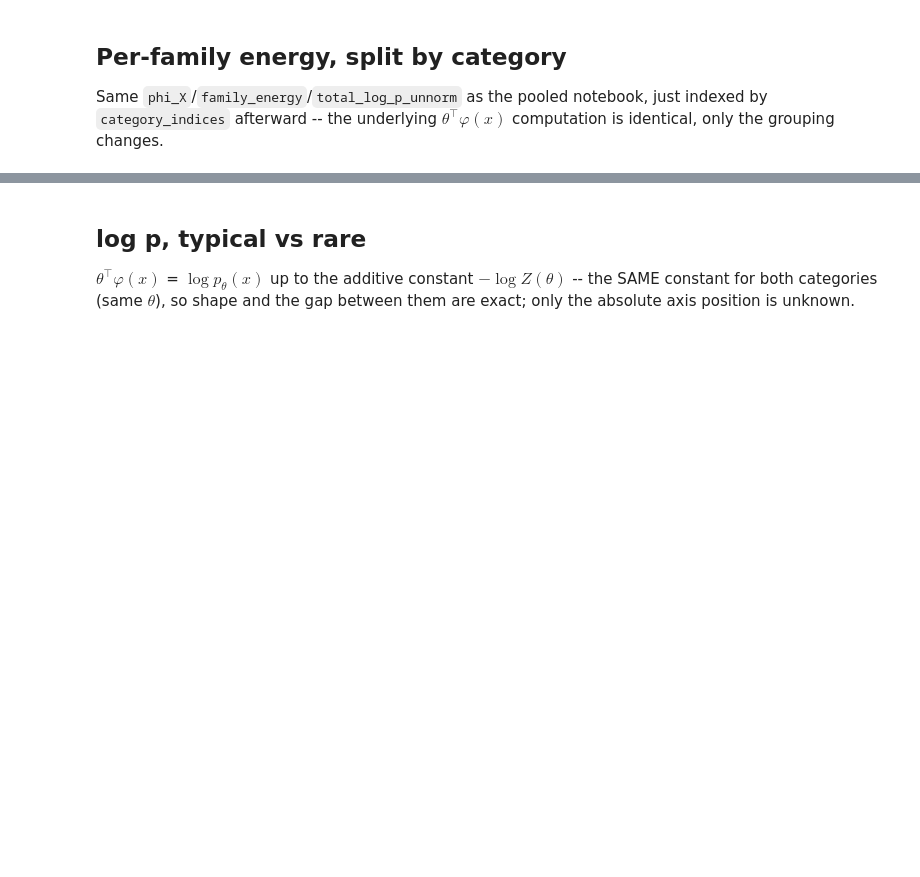
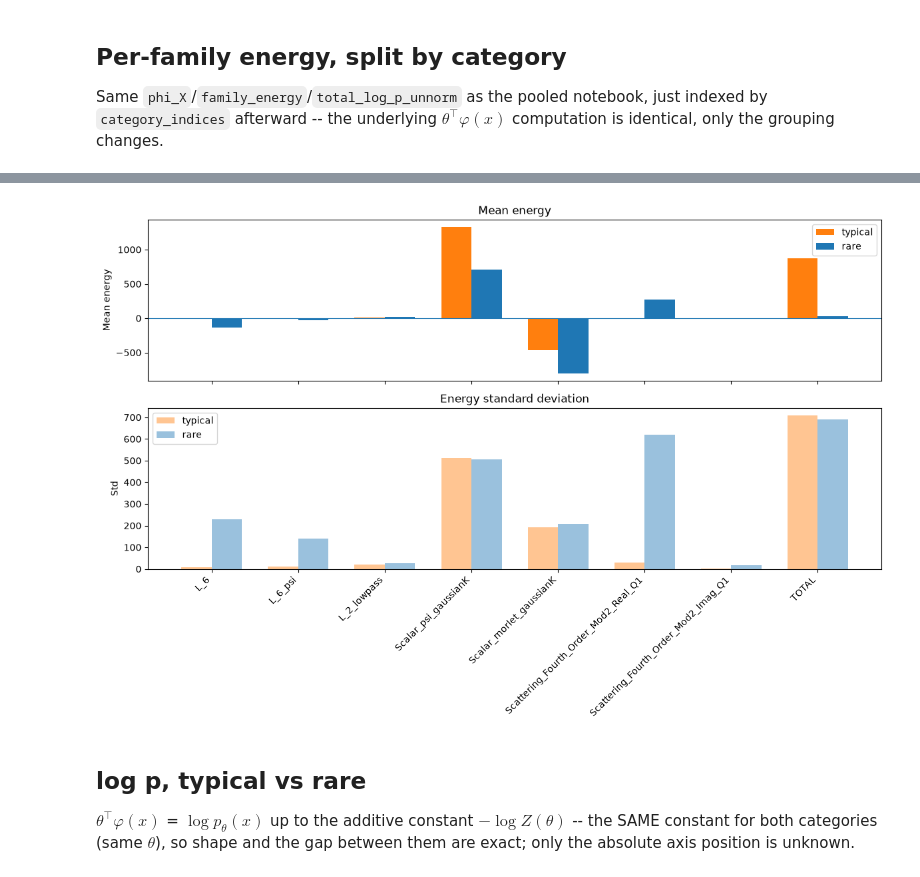
Before and after one commit to zelk-oss/MGD-for-Maximum-Entropy-Generation, a Jupyter notebook: turbulence/turb_theta_reg_rare_typical.ipynb, the cells around one changed output, grey strips where cells are left out. Saved outputs shown, nothing was run; the diff lists cells and outputs as text; code cells hidden in the pictures; blank space fills up the shorter version.

Commit message:
added bar chart for mean and std of energies

```diff
--- a/turbulence/turb_theta_reg_rare_typical.ipynb
+++ b/turbulence/turb_theta_reg_rare_typical.ipynb
@@ -332,3 +376,79 @@ display(comparison_df.pivot(index='family', columns='category', values=['mean_to
+# %%
+categories = list(category_indices.keys())
+
+# Keep TOTAL + all families, in the desired order
+family_names = list(ranges_with_total.keys())
+
+means = {category: [] for category in categories}
+stds  = {category: [] for category in categories}
+
+for category in categories:
+    idx = category_indices[category]
+
+    for name in family_names:
+        a, b = ranges_with_total[name]
+
+        sample_totals = phi_X[idx, a:b] @ theta_reg_mean[a:b]
+
+        means[category].append(sample_totals.mean())
+        stds[category].append(sample_totals.std(ddof=1))
+
+x = np.arange(len(family_names))
+width = 0.35
+
+# Colors for the two categories
+colors = {
+    "rare": "tab:blue",
+    "typical": "tab:orange",
+}
+
+fig, (ax_mean, ax_std) = plt.subplots(
+    2, 1,
+    figsize=(12, 8),
+    sharex=True,
+    gridspec_kw={"height_ratios": [1, 1]},
+)
+for i, category in enumerate(categories):
+    offset = (-width / 2 if i == 0 else width / 2)
+
+    ax_mean.bar(
+        x + offset,
+        means[category],
+        width,
+        label=category,
+        color=colors[category],
+    )
+
+ax_mean.axhline(0, linewidth=0.8)
+ax_mean.set_ylabel("Mean energy")
+ax_mean.set_title("Mean energy")
+ax_mean.legend()
+
+for i, category in enumerate(categories):
+    offset = (-width / 2 if i == 0 else width / 2)
+
+    # Same color as mean, but lighter / transparent
+    rgba = to_rgba(colors[category], alpha=0.45)
+
+    ax_std.bar(
+        x + offset,
+        stds[category],
+        width,
+        label=category,
+        color=rgba,
+    )
+
+ax_std.set_ylabel("Std")
+ax_std.set_title("Energy standard deviation")
+ax_std.legend()
+
+ax_std.set_xticks(x)
+ax_std.set_xticklabels(family_names, rotation=45, ha="right")
+
+fig.tight_layout()
+plt.show()
+# %% [output]
+[figure, added]
 # %% [markdown]
 ## log p, typical vs rare
 
```
Also changed, not shown: parts of 10 cells of this notebook.
